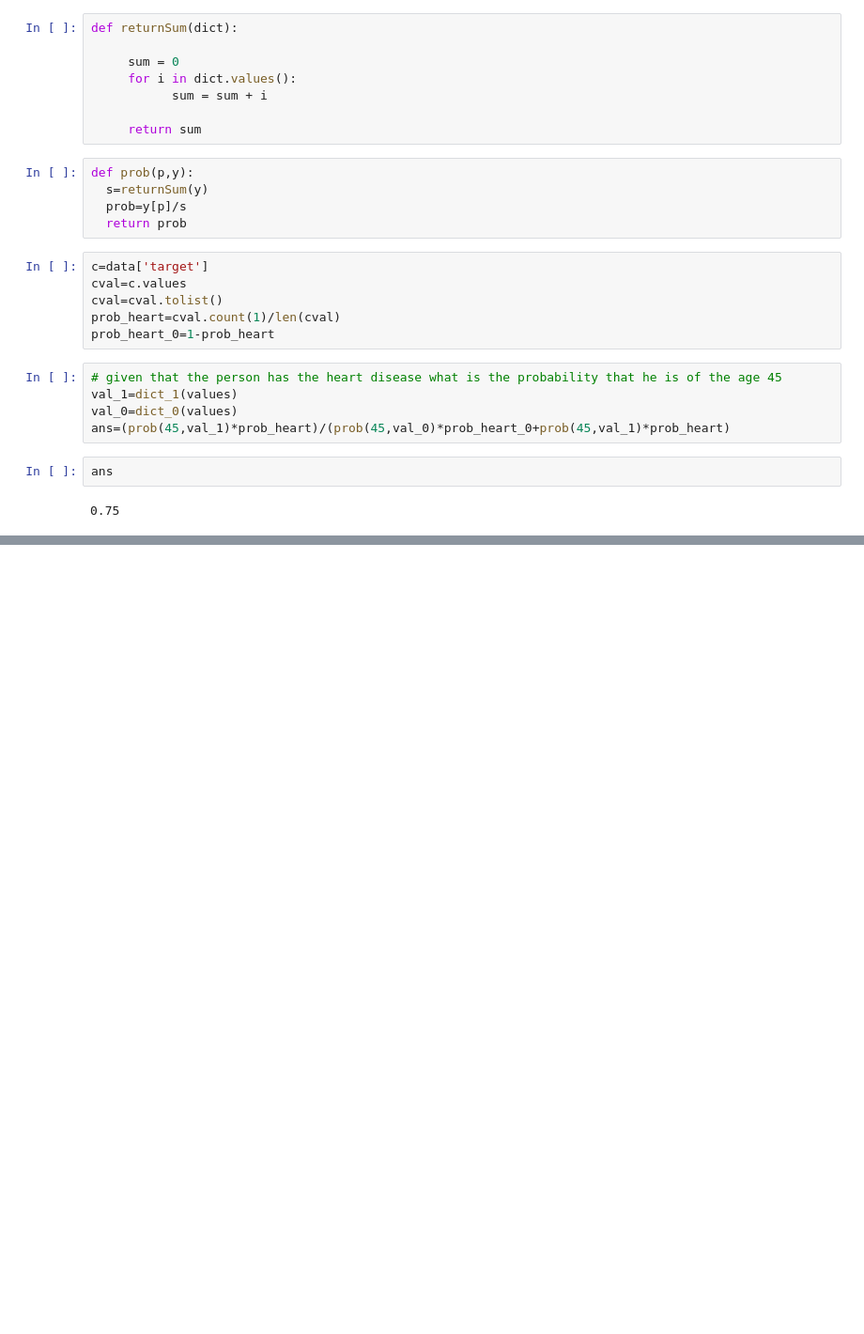
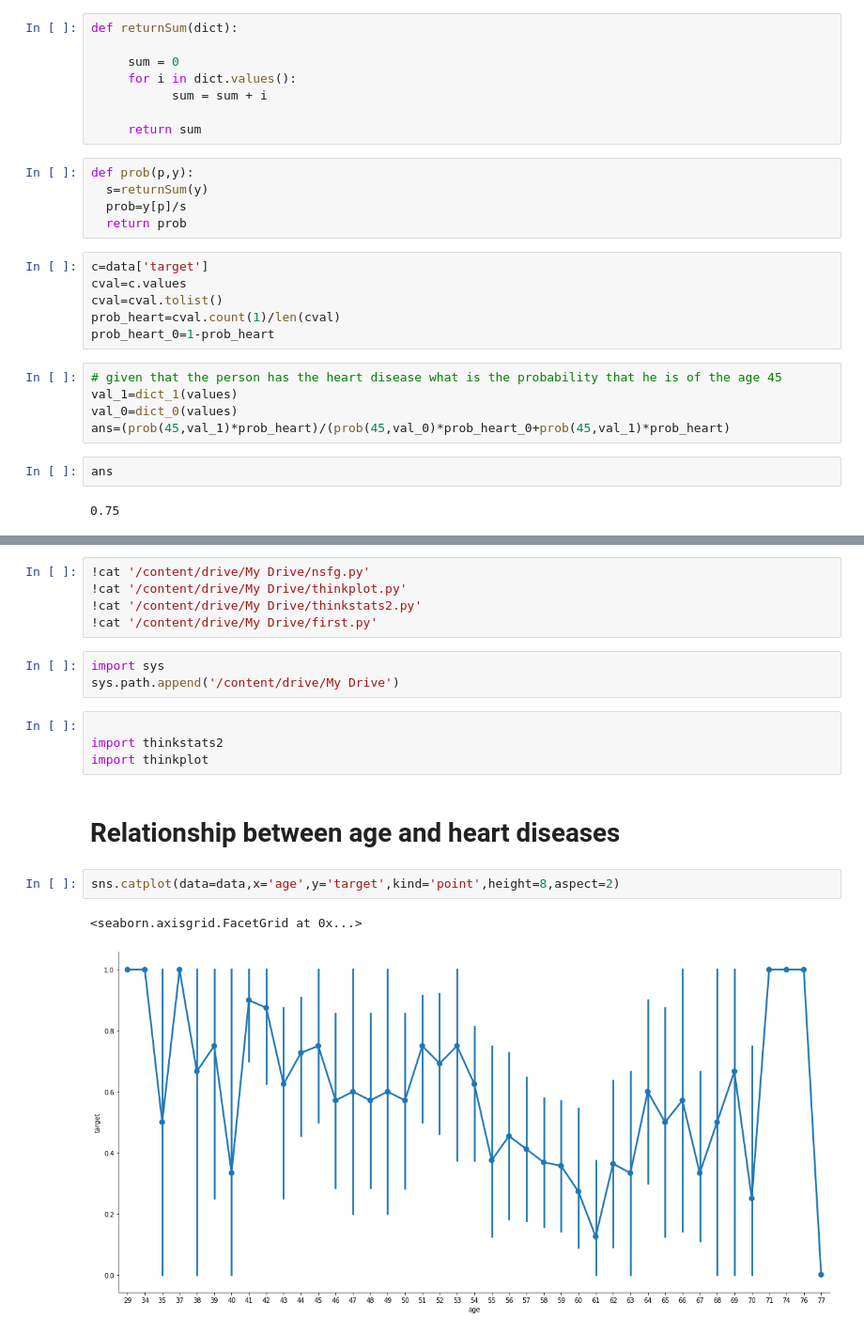
Before and after one commit to DeathNOTbook/my-deposit, a Jupyter notebook: HEART_DISEASE.ipynb, the cells around one changed output, grey strips where cells are left out. Shown at 94% size. Cells and saved outputs as stored; diff of their text form; blank space fills up the shorter version.

```diff
--- a/HEART_DISEASE.ipynb
+++ b/HEART_DISEASE.ipynb
@@ -76,0 +146,19 @@ ans
+# %%
+!cat '/content/drive/My Drive/nsfg.py'
+!cat '/content/drive/My Drive/thinkplot.py'
+!cat '/content/drive/My Drive/thinkstats2.py'
+!cat '/content/drive/My Drive/first.py'
+# %%
+import sys
+sys.path.append('/content/drive/My Drive')
+# %%
+
+import thinkstats2
+import thinkplot
+# %% [markdown]
+# Relationship between age and heart diseases
+# %%
+sns.catplot(data=data,x='age',y='target',kind='point',height=8,aspect=2)
+# %% [output]
+<seaborn.axisgrid.FacetGrid at 0x...>
+[figure, added]
```
Also changed, not shown: parts of 12 cells of this notebook.
